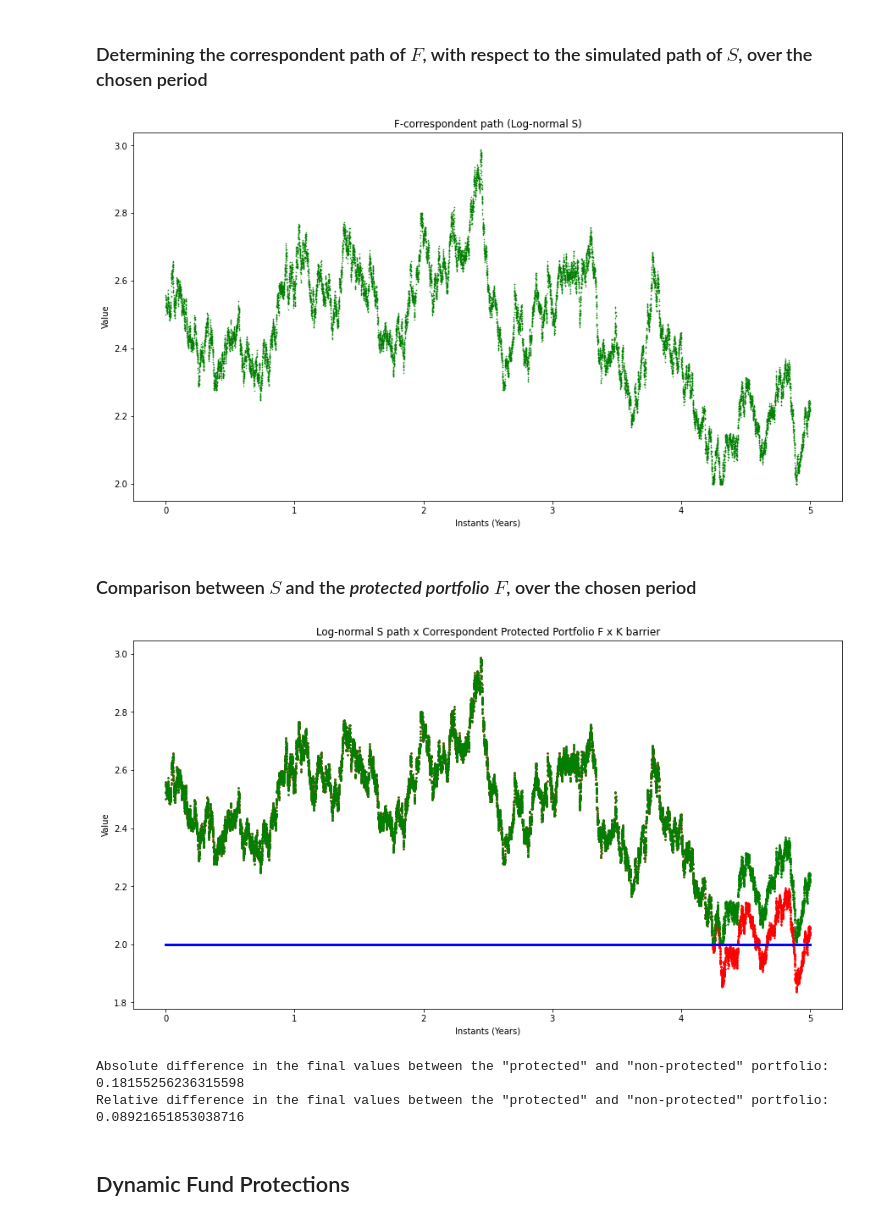
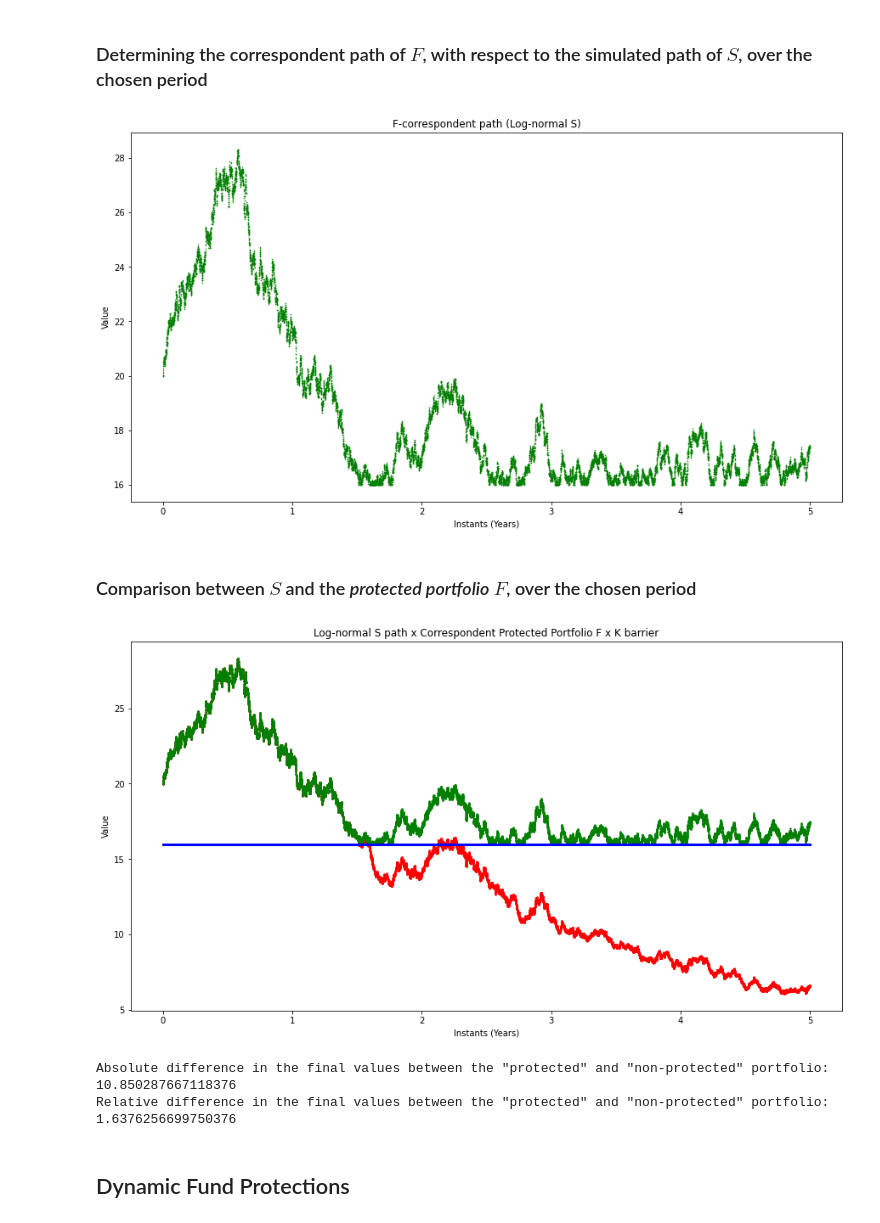
Before and after one commit to victor-felipegontijo/Dynamic-Fund-Protection, a Jupyter notebook: Dynamic_Fund_Protection.ipynb, the cells around one changed output. Saved outputs shown, nothing was run; the diff lists cells and outputs as text; code cells hidden in the pictures.

```diff
--- a/Dynamic_Fund_Protection.ipynb
+++ b/Dynamic_Fund_Protection.ipynb
@@ -151,12 +153,12 @@ years = 5
 r = 0.1
 
 #Initial value of a single unit
-S_0 = 2.5
+S_0 = 20
 # %% [markdown]
 ### Protected Portfolio Parameters
 # %%
 # K  -(constant barrier)
-K = 2
+K = 16
 
 # Number of times per day the portfolio is monitored
 checks_per_day = 10
@@ -171,7 +173,7 @@ checking_instants = np.array(range(0,size))*dt
 ### Model Parameters - Geometric Brownian Motion
 # %%
 # Drift
-mu = -0.04
+mu = -0.15
 
 # Volatility
 sigma = 0.2
@@ -196,22 +198,22 @@ plot('Log-normal S path:', S, dt, 'red', 'Log-normal S path')
 K_floor = Gen_K(K, checking_instants)
 F = Gen_F(S,K)
 
-plot('F-correspondent path (Log-normal S)', F, dt, 'green', 'F-correspondent path (Log-normal S)')
+plot('F-correspondent path (Log-normal S)', F, dt, 'green')
 # %% [output]
-[figure, old version]
+[figure, new version]
 # %% [markdown]
 ### Comparison between $S$ and the *protected portfolio* $F$, over the chosen period
 # %%
-plot_superimpose('Log-normal S path x Correspondent Protected Portfolio F x K barrier', 'Log-normal S path x Correspondent Protected Portfolio F x K barrier', S , F, K_floor, dt)
+plot_superimpose('Log-normal S path x Correspondent Protected Portfolio F x K barrier', S , F, K_floor, dt)
 # %% [output]
-[figure, old version]
+[figure, new version]
 # %%
 l = len(S)
 print('Absolute difference in the final values between the "protected" and "non-protected" portfolio: ' + str(F[l-1] - S[l-1]))
 print('Relative difference in the final values between the "protected" and "non-protected" portfolio: ' + str((F[l-1] - S[l-1])/S[l-1]))
 # %% [output]
-Absolute difference in the final values between the "protected" and "non-protected" portfolio: 0.18155256236315598
-Relative difference in the final values between the "protected" and "non-protected" portfolio: 0.08921651853038716
+Absolute difference in the final values between the "protected" and "non-protected" portfolio: 10.850287667118376
+Relative difference in the final values between the "protected" and "non-protected" portfolio: 1.6376256699750376
 # %% [markdown]
 ## Dynamic Fund Protections
 # %% [markdown]
```
Also changed, not shown: parts of 31 cells of this notebook, 4 other files.
